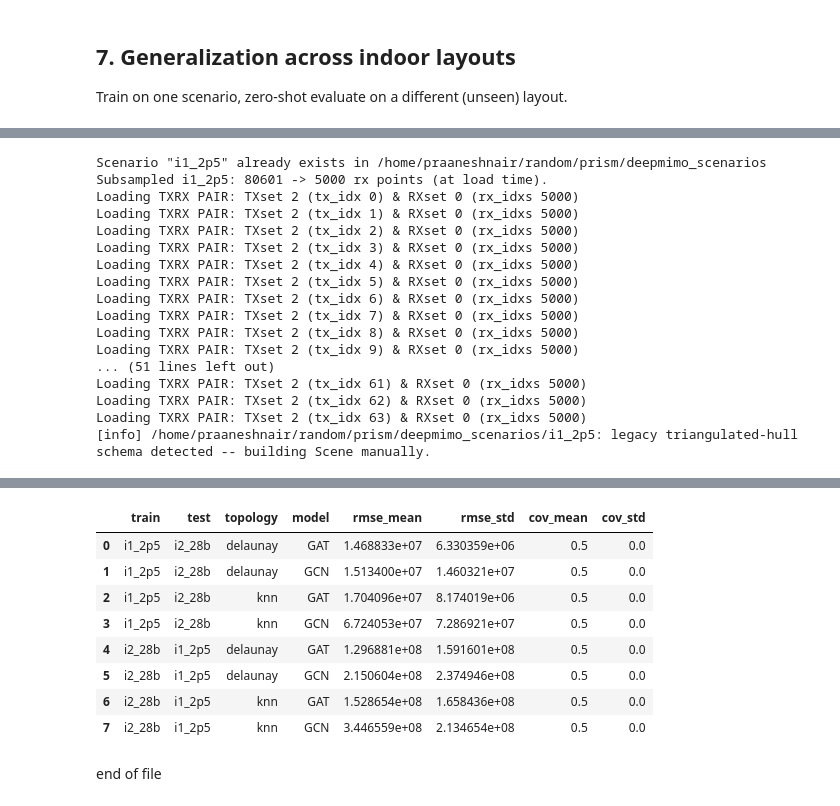
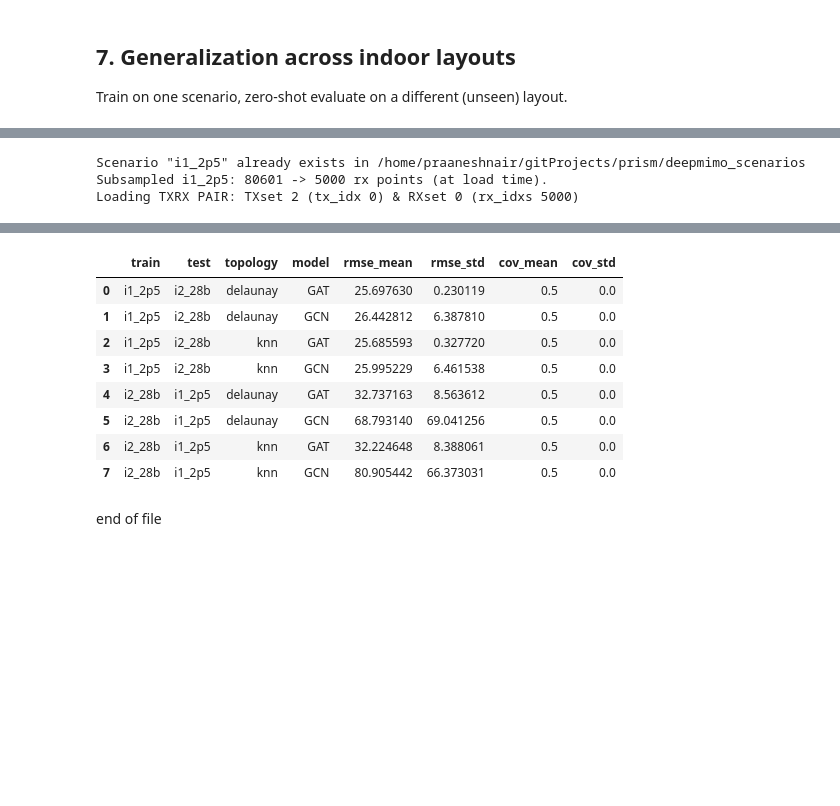
Before and after one commit to CompileArtisan/prism, a Jupyter notebook: radiomap_6g_sweep.ipynb, the cells around one changed output, grey strips where cells are left out. Drawn from its saved outputs; the diff is of its cells as text; code cells hidden in the pictures; blank space fills up the shorter version.

```diff
--- a/radiomap_6g_sweep.ipynb
+++ b/radiomap_6g_sweep.ipynb
@@ -312,18 +340,30 @@ def make_split(n_points, n_labeled, seed=0):
 def run_gnn(model_cls, positions, feats, rss, edge_index, train_idx, test_idx,
             epochs=300, lr=0.01, device="cpu", seed=0):
     """Fits normalization on TRAIN points only, trains on normalized
-    inputs/targets, and returns predictions denormalized back to dB
+    feats/targets, and returns predictions denormalized back to dB
     (so RMSE/coverage stay physically interpretable) plus the RMSE.
+
+    `positions` is accepted but deliberately NOT fed into the model --
+    it's only used upstream to build `edge_index` (kNN/Delaunay). Raw
+    (x, y, z) coordinates aren't a physically comparable quantity across
+    different indoor layouts (different origins/footprints/room sizes),
+    so training on them lets the model partly memorize "where the
+    strong-signal spot is in THIS building" instead of learning a
+    transferable distance/LOS -> RSS relationship. Model inputs are now
+    just `feats` (dist_to_tx, los_flag), z-scored with a clipping safety
+    net (see `apply_normalizer`) in case a test scenario's feature range
+    exceeds anything seen in TRAIN.
+
     This replaces the old run_gnn (which trained on raw, unnormalized
     positions/features/RSS -- that's why GCN was converging far worse
     than GAT) and the old run_gnn_with_preds (now unified into this one
     function instead of two near-duplicate copies)."""
     torch.manual_seed(seed)
 
-    stats = fit_normalizer(positions, feats, rss, idx=train_idx)
-    pos_n, feats_n, rss_n = apply_normalizer(positions, feats, rss, stats)
+    stats = fit_normalizer(feats, rss, idx=train_idx)
+    feats_n, rss_n = apply_normalizer(feats, rss, stats)
 
-    x = torch.tensor(np.hstack([pos_n, feats_n]), dtype=torch.float32).to(device)
+    x = torch.tensor(feats_n, dtype=torch.float32).to(device)
     y = torch.tensor(rss_n, dtype=torch.float32).unsqueeze(1).to(device)
     ei = torch.tensor(edge_index, dtype=torch.long).to(device)
     mask = torch.zeros(len(rss), dtype=torch.bool)
@@ -633,21 +686,23 @@ def full_generalization_sweep(scenario_pairs=(("i2_28b", "i1_2p5"), ("i1_2p5", "
         pos_te, rss_te, feat_te = get(test_scenario)
 
         # Fit normalization on the TRAIN scenario only, then apply that
-        # SAME transform to the test scenario. This is the fix: the old
-        # version fed raw, unnormalized coordinates/features from each
-        # scenario straight into the model, so at test time the model saw
-        # a coordinate/feature scale its weights were never trained on --
-        # that mismatch is what produced RMSE of 30-100+ dB and
-        # coverage_acc pinned at exactly 0.500 for every combination
-        # (a near-constant prediction is ~50% "correct" by construction
-        # when the threshold is the test set's own median).
-        stats = fit_normalizer(pos_tr, feat_tr, rss_tr)
-        pos_tr_n, feat_tr_n, rss_tr_n = apply_normalizer(pos_tr, feat_tr, rss_tr, stats)
-        pos_te_n, feat_te_n, _ = apply_normalizer(pos_te, feat_te, rss_te, stats)
+        # SAME transform to the test scenario. Model inputs are `feats`
+        # only (dist_to_tx, los_flag) -- NOT raw position. Position is
+        # only used below to build each scenario's own edge_index; it's
+        # not a physically comparable quantity across two different
+        # building footprints, so feeding it to the model would let it
+        # memorize "where the strong-signal region is in the TRAIN
+        # building" instead of learning a transferable distance/LOS ->
+        # RSS relationship. `apply_normalizer`'s clip is a safety net in
+        # case the TEST building's feature range (e.g. a larger
+        # dist_to_tx in a bigger room) still exceeds anything TRAIN showed.
+        stats = fit_normalizer(feat_tr, rss_tr)
+        feat_tr_n, rss_tr_n = apply_normalizer(feat_tr, rss_tr, stats)
+        feat_te_n, _ = apply_normalizer(feat_te, rss_te, stats)
 
-        x_tr = torch.tensor(np.hstack([pos_tr_n, feat_tr_n]), dtype=torch.float32)
+        x_tr = torch.tensor(feat_tr_n, dtype=torch.float32)
         y_tr = torch.tensor(rss_tr_n, dtype=torch.float32).unsqueeze(1)
-        x_te = torch.tensor(np.hstack([pos_te_n, feat_te_n]), dtype=torch.float32)
+        x_te = torch.tensor(feat_te_n, dtype=torch.float32)
         thresh_te = float(np.median(rss_te))
 
         for topo in topologies:
@@ -695,19 +750,5 @@ Scenario "i2_28b" already exists in /home/praaneshnair/random/prism/deepmimo_sce
 Subsampled i2_28b: 140901 -> 5000 rx points (at load time).
 Loading TXRX PAIR: TXset 1 (tx_idx 0) & RXset 0 (rx_idxs 5000)
-Scenario "i1_2p5" already exists in /home/praaneshnair/random/prism/deepmimo_scenarios
+Scenario "i1_2p5" already exists in /home/praaneshnair/gitProjects/prism/deepmimo_scenarios
 Subsampled i1_2p5: 80601 -> 5000 rx points (at load time).
 Loading TXRX PAIR: TXset 2 (tx_idx 0) & RXset 0 (rx_idxs 5000)
-Loading TXRX PAIR: TXset 2 (tx_idx 1) & RXset 0 (rx_idxs 5000)
-Loading TXRX PAIR: TXset 2 (tx_idx 2) & RXset 0 (rx_idxs 5000)
-Loading TXRX PAIR: TXset 2 (tx_idx 3) & RXset 0 (rx_idxs 5000)
-Loading TXRX PAIR: TXset 2 (tx_idx 4) & RXset 0 (rx_idxs 5000)
-Loading TXRX PAIR: TXset 2 (tx_idx 5) & RXset 0 (rx_idxs 5000)
-Loading TXRX PAIR: TXset 2 (tx_idx 6) & RXset 0 (rx_idxs 5000)
-Loading TXRX PAIR: TXset 2 (tx_idx 7) & RXset 0 (rx_idxs 5000)
-Loading TXRX PAIR: TXset 2 (tx_idx 8) & RXset 0 (rx_idxs 5000)
-Loading TXRX PAIR: TXset 2 (tx_idx 9) & RXset 0 (rx_idxs 5000)
-... (51 lines left out)
-Loading TXRX PAIR: TXset 2 (tx_idx 61) & RXset 0 (rx_idxs 5000)
-Loading TXRX PAIR: TXset 2 (tx_idx 62) & RXset 0 (rx_idxs 5000)
-Loading TXRX PAIR: TXset 2 (tx_idx 63) & RXset 0 (rx_idxs 5000)
-[info] /home/praaneshnair/random/prism/deepmimo_scenarios/i1_2p5: legacy triangulated-hull schema detected -- building Scene manually.
@@ -731,11 +789,11 @@ Loading TXRX PAIR: TXset 2 (tx_idx 63) & RXset 0 (rx_idxs 5000)
 |  | train | test | topology | model | rmse_mean | rmse_std | cov_mean | cov_std |
-| 0 | i1_2p5 | i2_28b | delaunay | GAT | 1.468833e+07 | 6.330359e+06 | 0.5 | 0.0 |
-| 1 | i1_2p5 | i2_28b | delaunay | GCN | 1.513400e+07 | 1.460321e+07 | 0.5 | 0.0 |
-| 2 | i1_2p5 | i2_28b | knn | GAT | 1.704096e+07 | 8.174019e+06 | 0.5 | 0.0 |
-| 3 | i1_2p5 | i2_28b | knn | GCN | 6.724053e+07 | 7.286921e+07 | 0.5 | 0.0 |
-| 4 | i2_28b | i1_2p5 | delaunay | GAT | 1.296881e+08 | 1.591601e+08 | 0.5 | 0.0 |
-| 5 | i2_28b | i1_2p5 | delaunay | GCN | 2.150604e+08 | 2.374946e+08 | 0.5 | 0.0 |
-| 6 | i2_28b | i1_2p5 | knn | GAT | 1.528654e+08 | 1.658436e+08 | 0.5 | 0.0 |
-| 7 | i2_28b | i1_2p5 | knn | GCN | 3.446559e+08 | 2.134654e+08 | 0.5 | 0.0 |
+| 0 | i1_2p5 | i2_28b | delaunay | GAT | 25.697630 | 0.230119 | 0.5 | 0.0 |
+| 1 | i1_2p5 | i2_28b | delaunay | GCN | 26.442812 | 6.387810 | 0.5 | 0.0 |
+| 2 | i1_2p5 | i2_28b | knn | GAT | 25.685593 | 0.327720 | 0.5 | 0.0 |
+| 3 | i1_2p5 | i2_28b | knn | GCN | 25.995229 | 6.461538 | 0.5 | 0.0 |
+| 4 | i2_28b | i1_2p5 | delaunay | GAT | 32.737163 | 8.563612 | 0.5 | 0.0 |
+| 5 | i2_28b | i1_2p5 | delaunay | GCN | 68.793140 | 69.041256 | 0.5 | 0.0 |
+| 6 | i2_28b | i1_2p5 | knn | GAT | 32.224648 | 8.388061 | 0.5 | 0.0 |
+| 7 | i2_28b | i1_2p5 | knn | GCN | 80.905442 | 66.373031 | 0.5 | 0.0 |
 # %% [markdown]
 end of file
```
Also changed, not shown: parts of 11 cells of this notebook.
